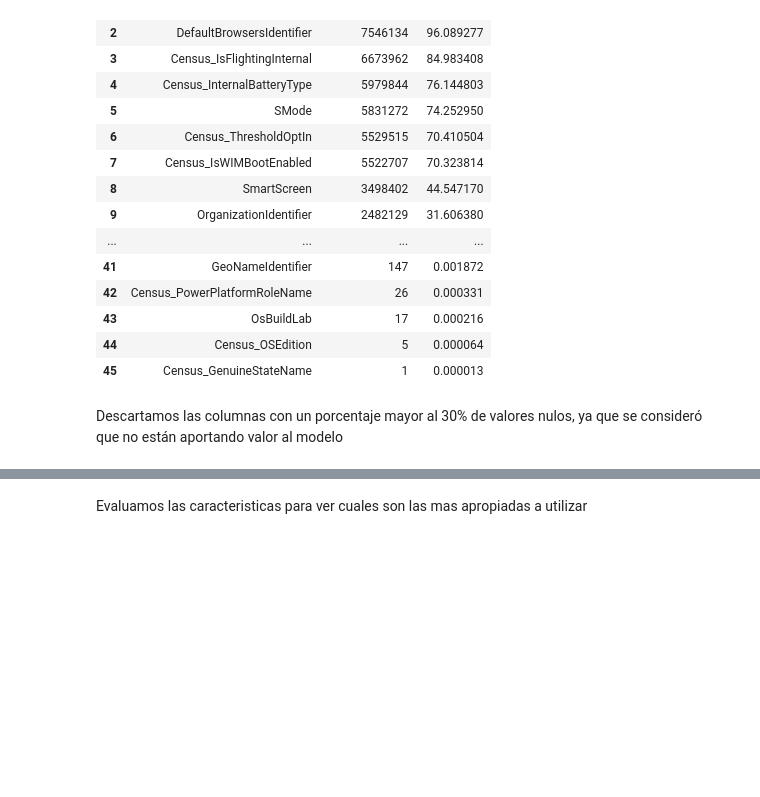
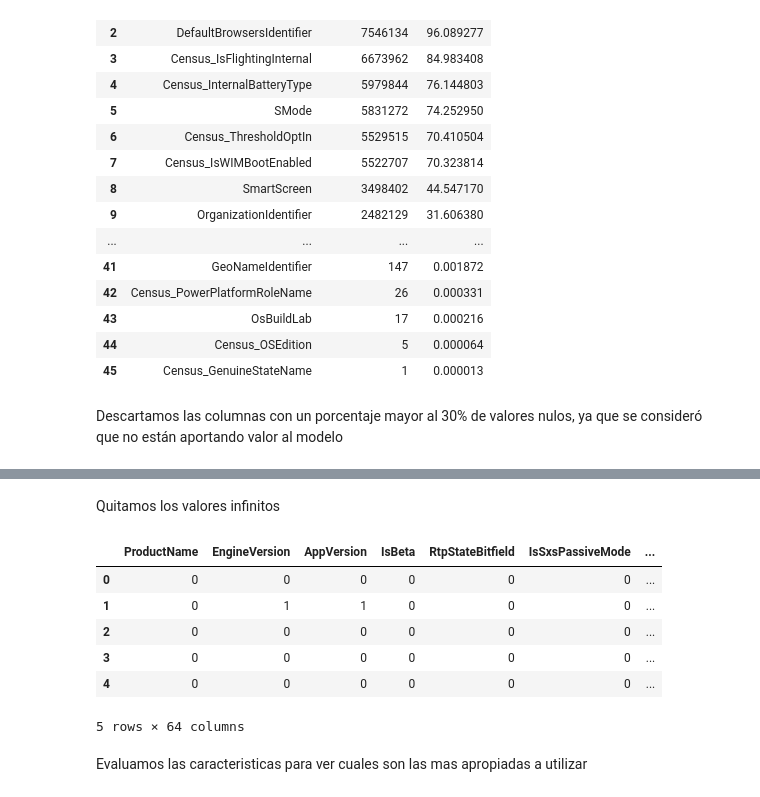
Before and after one commit to dianaxime/SDS-Proyecto2, a Jupyter notebook: PreparacionYSeleccionCaracteristicas.ipynb, the cells around one changed output, grey strips where cells are left out. Saved outputs shown, nothing was run; the diff lists cells and outputs as text; code cells hidden in the pictures; blank space fills up the shorter version.

```diff
--- a/SeleccionCaracteristicas.ipynb
+++ b/PreparacionYSeleccionCaracteristicas.ipynb
@@ -244 +288,29 @@ df_final.columns
+# %%
+train_df.dropna(subset = numerical_float_columns, inplace=True)
+test_df.dropna(subset = numerical_float_columns, inplace=True)
+# %% [markdown]
+Quitamos los valores infinitos
+# %%
+train_df.replace([np.inf, -np.inf], np.nan, inplace = True)
+test_df.replace([np.inf, -np.inf], np.nan, inplace = True)
+# %%
+binary_columns, numerical_float_columns, categorical_columns = segregate_features()
+# %%
+label_encoder = {}
+for col in categorical_columns:
+    _, label_encoder[col] = pd.factorize(train_df[col])
+
+for col in categorical_columns:
+    train_df[col] = label_encoder[col].get_indexer(train_df[col])
+    test_df[col] = label_encoder[col].get_indexer(test_df[col])
+# %%
+train_df.head()
+# %% [output]
+|  | ProductName | EngineVersion | AppVersion | IsBeta | RtpStateBitfield | IsSxsPassiveMode | ... |
+| 0 | 0 | 0 | 0 | 0 | 0 | 0 | ... |
+| 1 | 0 | 1 | 1 | 0 | 0 | 0 | ... |
+| 2 | 0 | 0 | 0 | 0 | 0 | 0 | ... |
+| 3 | 0 | 0 | 0 | 0 | 0 | 0 | ... |
+| 4 | 0 | 0 | 0 | 0 | 0 | 0 | ... |
+5 rows × 64 columns
 # %%
```
Also changed, not shown: parts of 34 cells of this notebook, 2 other files.
